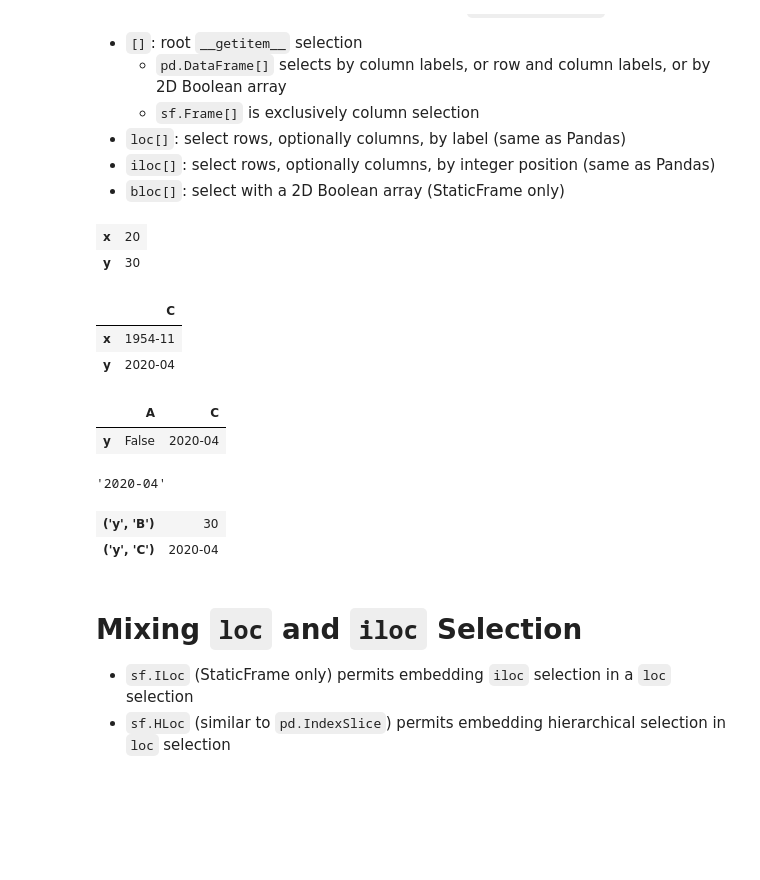
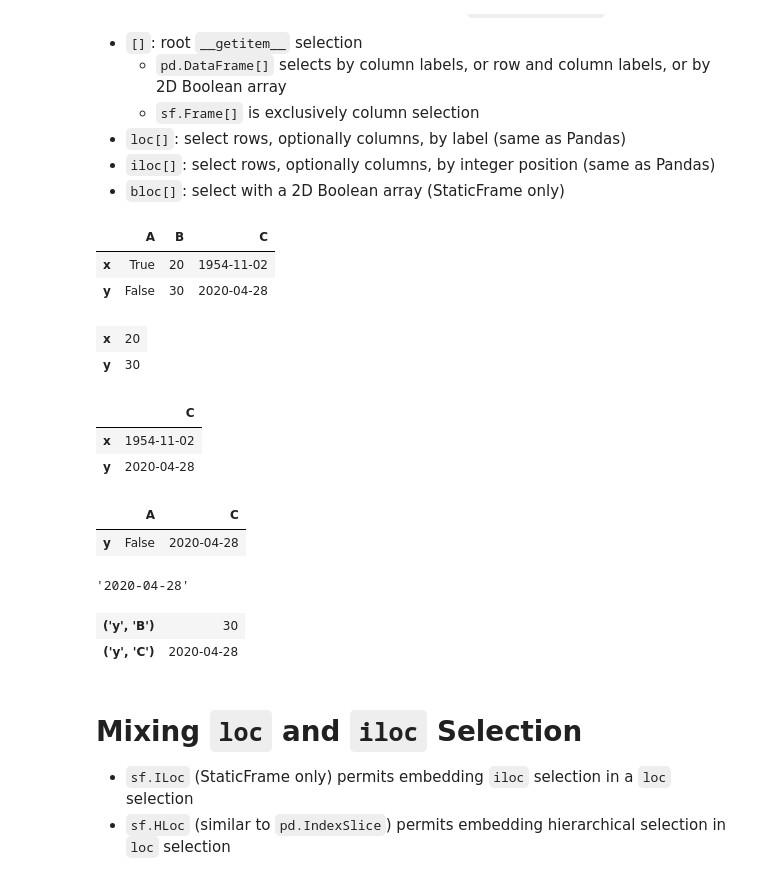
Before and after one commit to static-frame/static-frame, a Jupyter notebook: doc/source/articles/dfbp.ipynb, the cells around one changed output. Saved outputs shown, nothing was run; the diff lists cells and outputs as text; code cells hidden in the pictures; blank space fills up the shorter version.

```diff
--- a/doc/source/articles/dfbp.ipynb
+++ b/doc/source/articles/dfbp.ipynb
@@ -199,32 +199,36 @@ f.loc[f['group'] == 'Constructor'].head()
 * `iloc[]`: select rows, optionally columns, by integer position (same as Pandas)
 * `bloc[]`: select with a 2D Boolean array (StaticFrame only)
 # %%
-f1 = sf.Frame.from_records(((True, 20, '1954-11'), (False, 30, '2020-04')),
+f1 = sf.Frame.from_records(((True, 20, '1954-11-02'), (False, 30, '2020-04-28')),
                             index=tuple('xy'), columns=tuple('ABC'))
+display(f1)
 f1['B'] # Select a column with a single label
 # %% [output]
-| x | 20 |
-| y | 30 |
+|  | A | B | C |
+| x | True | 20 | 1954-11-02 |
+| y | False | 30 | 2020-04-28 |
+| x | 20 |
+| y | 30 |
 # %%
 f1[f1.columns == 'C'] # Select columns with a Boolean indicator
 # %% [output]
 |  | C |
-| x | 1954-11 |
-| y | 2020-04 |
+| x | 1954-11-02 |
+| y | 2020-04-28 |
 # %%
 f1.loc['y':, ['A', 'C']] # Select a row with a slice and list of labels
 # %% [output]
 |  | A | C |
-| y | False | 2020-04 |
+| y | False | 2020-04-28 |
 # %%
 f1.iloc[-1, -1] # Select an element with iloc labels
 # %% [output]
-'2020-04'
+'2020-04-28'
 # %%
-f1.bloc[f1.isin([30, '2020-04'])] # Selcting non contiguous values
+f1.bloc[f1.isin([30, '2020-04-28'])] # Selcting non contiguous values
 # %% [output]
 | ('y', 'B') | 30 |
-| ('y', 'C') | 2020-04 |
+| ('y', 'C') | 2020-04-28 |
 # %% [markdown]
 # Mixing `loc` and `iloc` Selection
 
```
Also changed, not shown: parts of 19 cells of this notebook.
